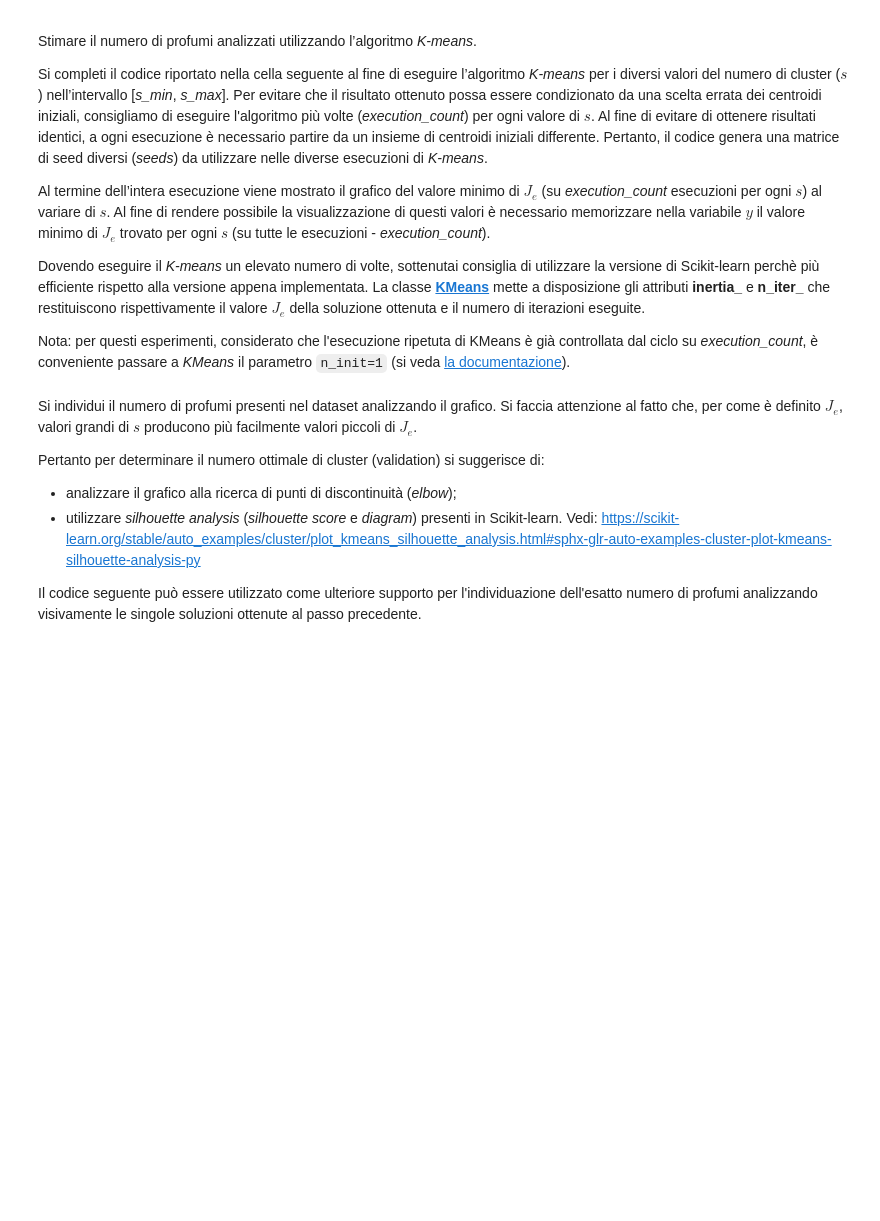
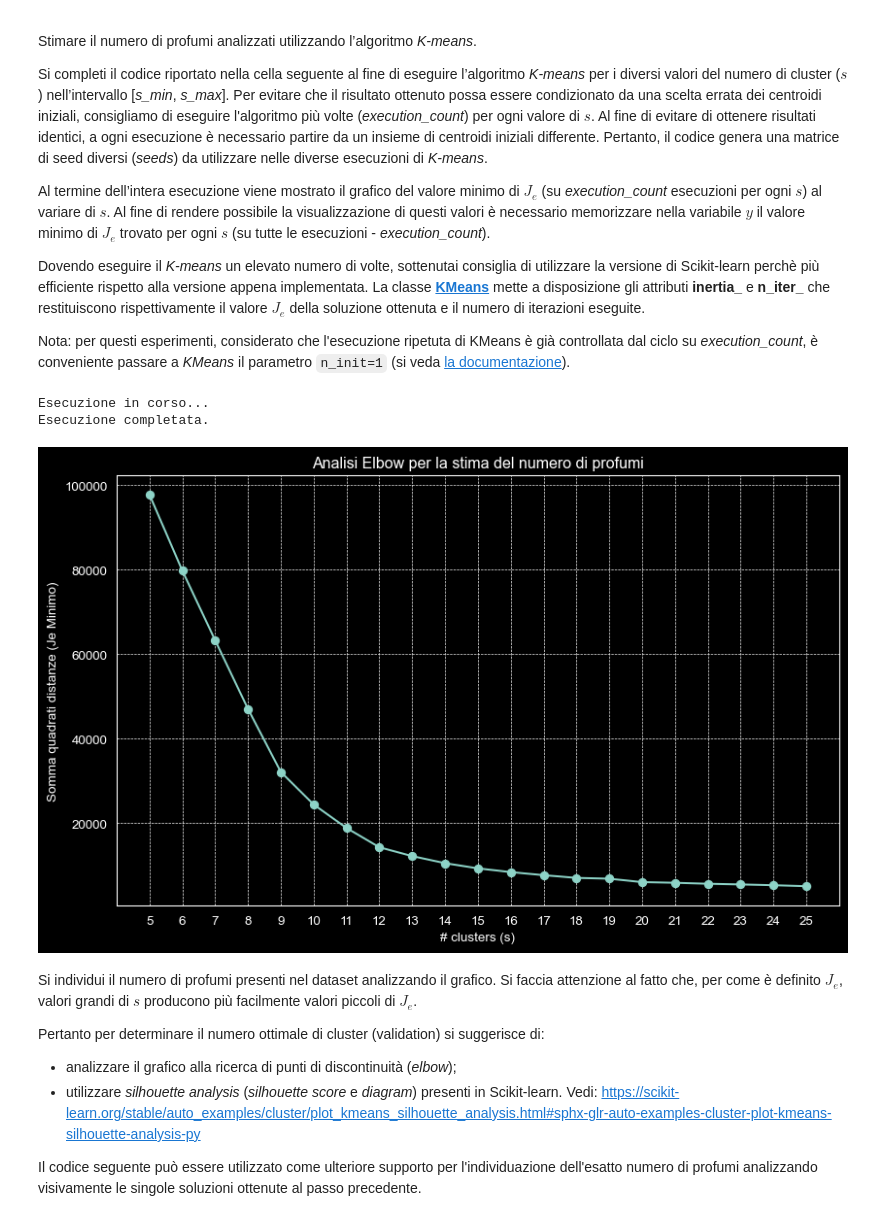
Before and after one commit to SamueleFerri/MachineLearning, a Jupyter notebook: 6 - KMeans/6 - KMeans.ipynb, the cells around one changed output. Saved outputs shown, nothing was run; the diff lists cells and outputs as text; code cells hidden in the pictures; blank space fills up the shorter version.

Commit message:
esercizio in KMeans done

```diff
--- a/6 - KMeans/6 - KMeans.ipynb
+++ b/6 - KMeans/6 - KMeans.ipynb
@@ -278,32 +278,69 @@ Nota: per questi esperimenti, considerato che l'esecuzione ripetuta di KMeans è
 # %%
 # Esercizio 3: si individui il numero di cluster ottimale nei
 # due differenti scenari [5, 15] e [16, 25] modificando i
 # successivi parametri, completando il codice e analizzando l'output
+# Import necessario (se non già fatto sopra)
+from sklearn.cluster import KMeans
 
-s_min = ...
-s_max = ...
-execution_count = ...
-initial_seed = ...
-max_iteration_count = 50
+# Parametri dell'esercizio
+s_min = 5
+s_max = 25  # Imposto 25 per coprire entrambi gli intervalli richiesti [5-15] e [16-25]
+execution_count = 20 # Eseguiamo 20 volte per ogni s per sicurezza
+initial_seed = 42
+max_iteration_count = 100 # Aumentiamo leggermente per garantire convergenza
 
+# Inizializzazione
 random.seed(initial_seed)
 s = np.array(range(s_min, s_max + 1))
 y = np.empty(s.shape[0])
 
+# Generazione dei seed
 seeds = np.zeros((s.shape[0], execution_count), dtype=int)
 
 for i in range(s.shape[0]):
     for j in range(execution_count):
         seeds[i, j] = random.randint(0, 1000000)
 
-...
+# Esecuzione iterativa di KMeans
+print("Esecuzione in corso...")
 
-plt.figure(num=0, dpi=96, figsize=(8, 6))
+for i in range(s.shape[0]):
+    current_s = s[i]
+    best_inertia = float('inf') # Inizializziamo con un valore infinito
+
+    for j in range(execution_count):
+        # Estraiamo il seed specifico per questa esecuzione
+        current_seed = seeds[i, j]
+
+        # Creiamo e addestriamo il modello KMeans
+        # Usiamo n_init=1 perché gestiamo noi le ripetizioni col ciclo esterno
+        kmeans = KMeans(n_clusters=current_s, random_state=current_seed,
+                        n_init=1, max_iter=max_iteration_count)
+        kmeans.fit(data)
+
+        # Se l'inerzia (Je) è la migliore trovata finora per questo s, la salviamo
+        if kmeans.inertia_ < best_inertia:
+            best_inertia = kmeans.inertia_
+
+    # Salviamo il miglior Je trovato per questo numero di cluster
+    y[i] = best_inertia
+    # print(f"Cluster: {current_s}, Min Inertia: {best_inertia:.2f}") # Decommenta per log
+
+print("Esecuzione completata.")
+
+# Plot del grafico (Elbow Method)
+plt.figure(num=0, dpi=96, figsize=(10, 6)) # Aumentata leggermente la larghezza
 plt.plot(s, y, marker='o')
 plt.xticks(range(s_min, s_max+1))
-plt.xlabel('# clusters')
-plt.ylabel('Somma quadrati distanze (MIN)')
+plt.grid(True, which='both', linestyle='--', linewidth=0.5) # Aggiunta griglia per lettura facile
+plt.xlabel('# clusters (s)')
+plt.ylabel('Somma quadrati distanze (Je Minimo)')
+plt.title('Analisi Elbow per la stima del numero di profumi')
 plt.show()
+# %% [output]
+Esecuzione in corso...
+Esecuzione completata.
+[figure, added]
 # %% [markdown]
 Si individui il numero di profumi presenti nel dataset analizzando il grafico. Si faccia attenzione al fatto che, per come è definito $J_e$, valori grandi di $s$ producono più facilmente valori piccoli di $J_e$.
 
```
Also changed, not shown: parts of 2 cells of this notebook.
